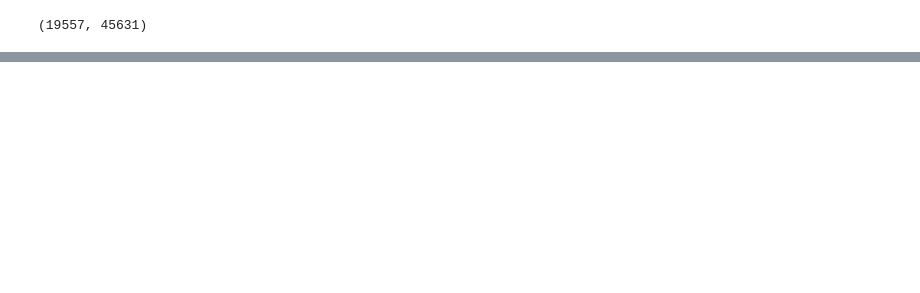
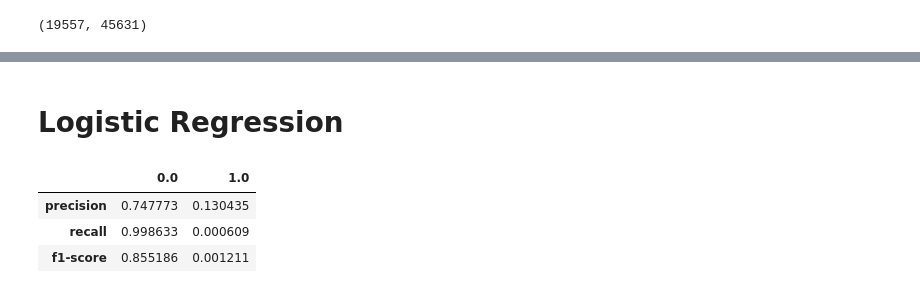
Before and after one commit to mimuruth-msft/Genetic_Sequence_Analysis_Using_Deep_Neural_Networks, a Jupyter notebook: Genetic_Sequence_Analysis_Using_Deep_Neural_Networks.ipynb, the cells around one changed output, grey strips where cells are left out. Cells and saved outputs as stored; diff of their text form; code cells hidden in the pictures; blank space fills up the shorter version.

```diff
--- a/Genetic_Sequence_Analysis_Using_Deep_Neural_Networks.ipynb
+++ b/Genetic_Sequence_Analysis_Using_Deep_Neural_Networks.ipynb
@@ -330,8 +371,8 @@ dtype: object
 # %%
 # numeric
 
-variables_numeric = list(set(dataFile.columns)
-                         - set(variables_categorical)
-                         - set(variables_bin))
+variables_numeric = list(
+    set(dataFile.columns) - set(variables_categorical) - set(variables_bin)
+)
 dataFile[variables_numeric].dtypes
 # %% [output]
@@ -425,0 +484,31 @@ def train_evaluate(self):
+# %% [markdown]
+# **Logistic Regression**
+# %%
+# create dataframe for metrics
+metrics = pd.DataFrame()
+
+# Standard logistic regression
+lr = LogisticRegression(solver="liblinear").fit(X_train, y_train)
+y_pred_lr = lr.predict(X_test)
+
+precision_lr, recall_lr = (
+    round(float(x), 2) for x in list(score(y_test, y_pred_lr, average="weighted"))[:-2]
+)
+# adding lr stats to metrics DataFrame
+lr_stats = pd.Series(
+    {
+        "precision": precision_lr,
+        "recall": recall_lr,
+        "accuracy": round(accuracy_score(y_test, y_pred_lr), 2),
+        "f1score": round(f1_score(y_test, y_pred_lr), 2),
+        "auc": round(roc_auc_score(y_test, y_pred_lr), 2),
+    },
+    name="Logistic Regression",
+)
+# Report outcomes
+pd.DataFrame(classification_report(y_test, y_pred_lr, output_dict=True)).iloc[:3, :2]
+# %% [output]
+|  | 0.0 | 1.0 |
+| precision | 0.747773 | 0.130435 |
+| recall | 0.998633 | 0.000609 |
+| f1-score | 0.855186 | 0.001211 |
```
Also changed, not shown: parts of 42 cells of this notebook.
